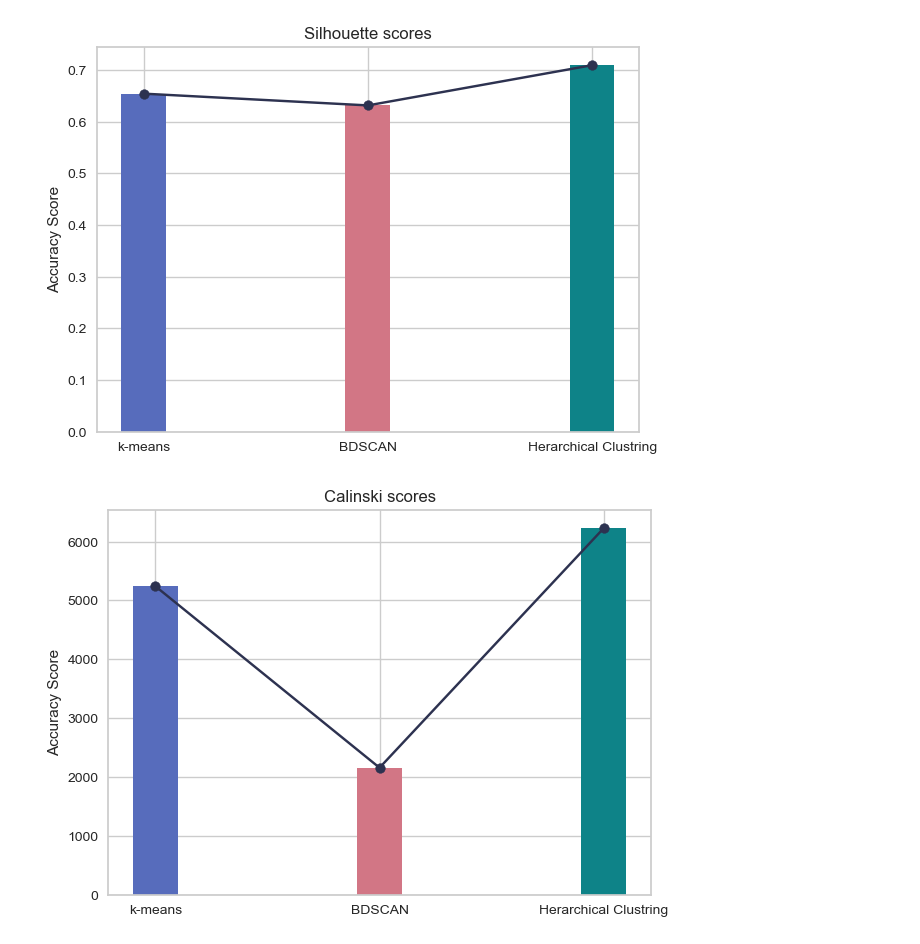
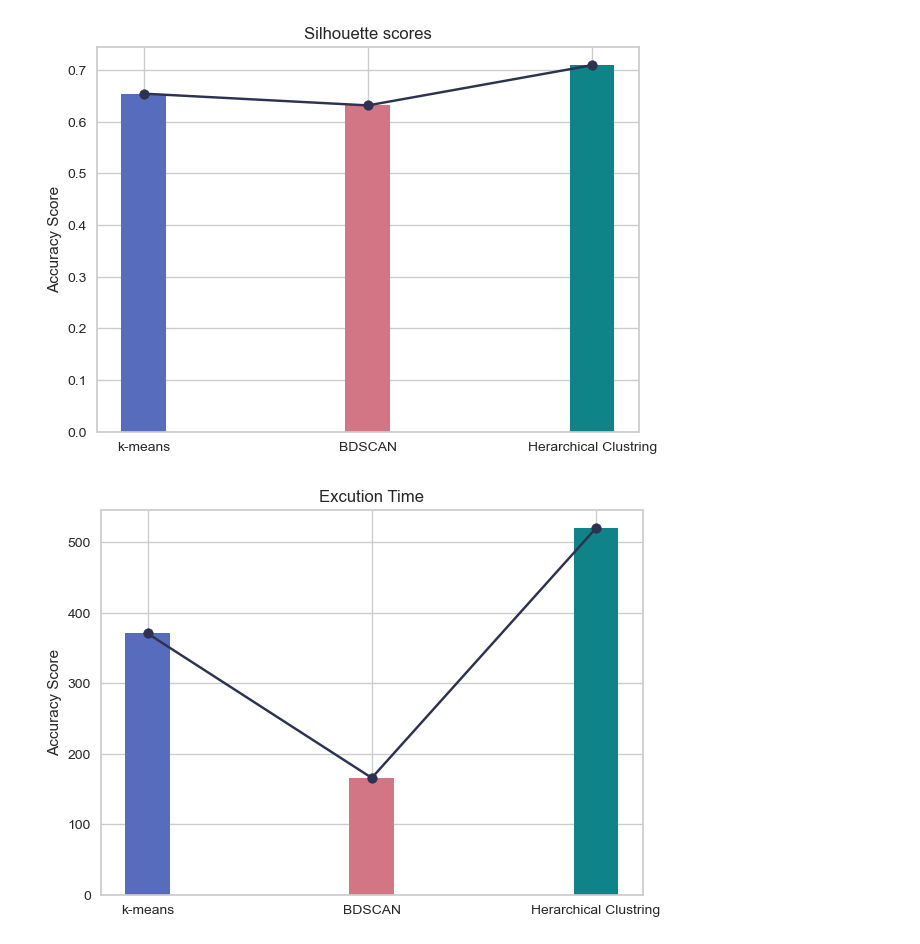
Before and after one commit to Ahmed-Ashraf-Marzouk/RFM-ID-customer-segmentation, a Jupyter notebook: main.ipynb, the cells around one changed output. Drawn from its saved outputs; the diff is of its cells as text; code cells hidden in the pictures.

```diff
--- a/main.ipynb
+++ b/main.ipynb
@@ -41,8 +41,10 @@ visualizer.show()
 # %%
 n = 4 # number of clusters
 # %%
-%%timeit -r1 -n1
+st = time.time()
 kmeans = KMeans(n_clusters=n, max_iter=1000, random_state=1)
 kmeans.fit(rfm)
-# Calculate time for running k-means algorithm on our data.
+et = time.time()
+kmeans_t = round((et - st) * 1000, 2)
+print(f"> Time: {kmeans_t} ms")
 # %% [output]
@@ -124,7 +113,10 @@ plt.show()
 e = 0.4
 s = 6
 # %%
-%%timeit -r1 -n1
+st = time.time()
 dbscan = DBSCAN(eps=e, min_samples=s)
 dbscan.fit(rfm)
+et = time.time()
+dbscan_t = round((et - st) * 1000, 2)
+print(f"> Time: {dbscan_t} ms")
 # %% [output]
@@ -226,0 +186,7 @@ AgglomerativeClustering(n_clusters=4)
+# %%
+st = time.time()
+agl = AgglomerativeClustering(n_clusters=n)
+agl.fit(rfm)
+et = time.time()
+agl_t = round((et - st) * 1000, 2)
+print(f"> Time: {agl_t} ms")
@@ -291,15 +243,16 @@ plt.show()
 # %%
 fig, ax = plt.subplots(figsize = (7, 5))
 
 algorithms = ['k-means', 'BDSCAN', 'Herarchical Clustring']
-Calinski_scores = [kmeans_c, dbscan_c, heirarchical_c]
-plt.bar(algorithms, Calinski_scores, color =['#576CBC', '#D27685', '#0E8388'],
+times = [kmeans_t, dbscan_t, agl_t]
+# Maybe neet to be sacled.
+plt.bar(algorithms, times, color =['#576CBC', '#D27685', '#0E8388'],
         width = 0.2)
-plt.scatter(algorithms, Calinski_scores, color='#2D3250')
-plt.plot(algorithms, Calinski_scores, color='#2D3250')
+plt.scatter(algorithms, times, color='#2D3250')
+plt.plot(algorithms, times, color='#2D3250')
 
 ax.set_ylabel('Accuracy Score')
-ax.set_title('Calinski scores')
+ax.set_title('Excution Time')
 plt.show()
 # %% [output]
-[figure, old version]
+[figure, new version]
```
Also changed, not shown: parts of 19 cells of this notebook.
